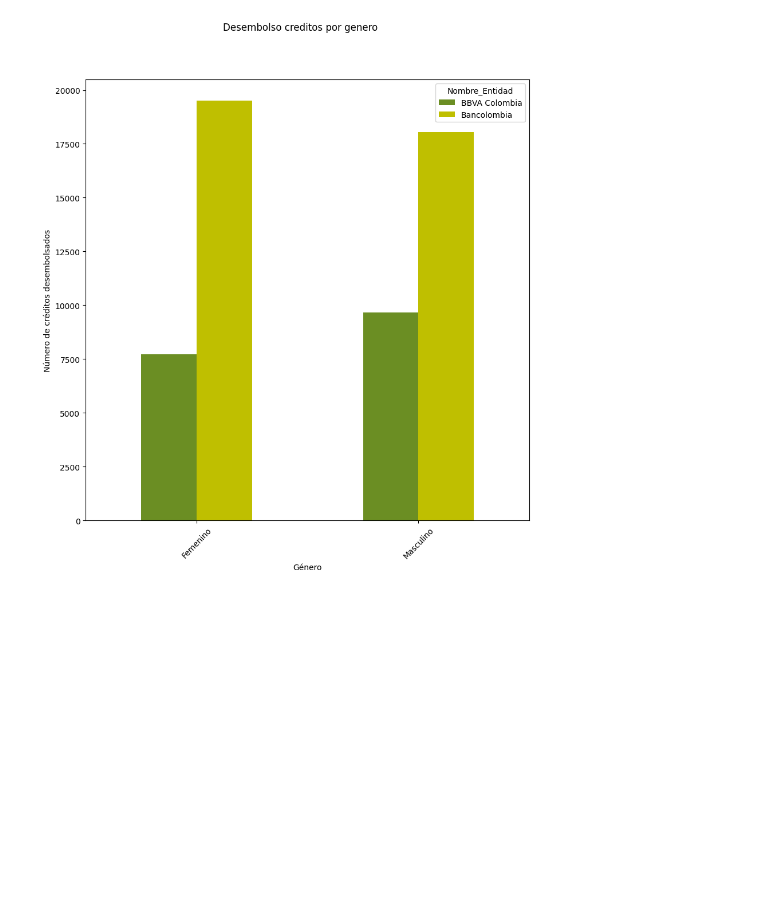
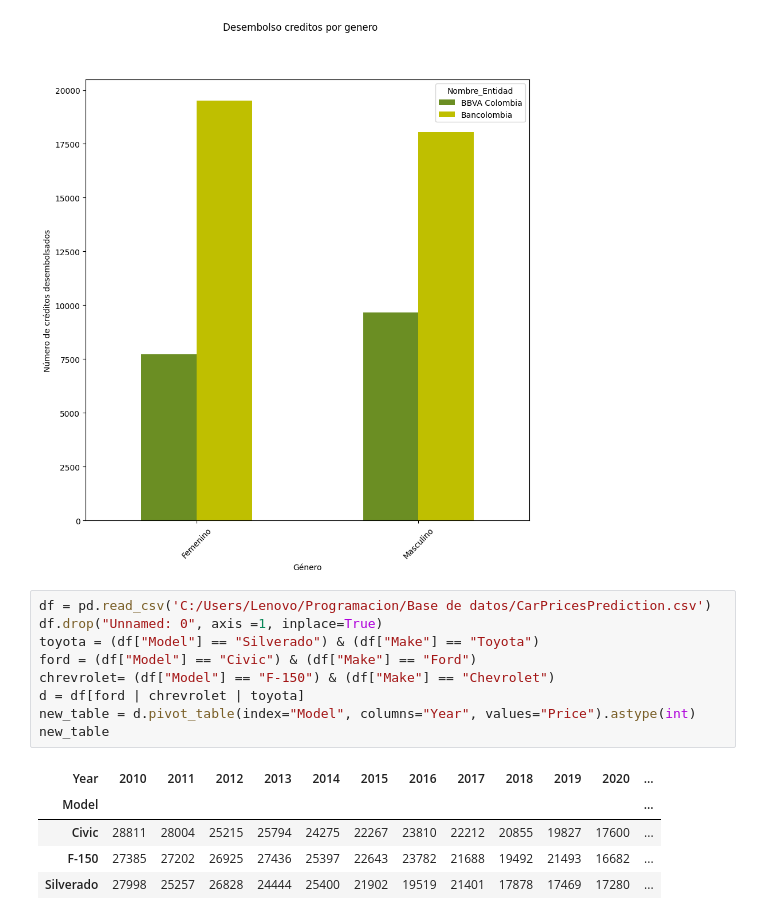
Before and after one commit to Jovalenciaar/Analisis-datos-con-Python, a Jupyter notebook: Datos Matplotlib - Seaborn/6_Bat plot_(Important).ipynb, the cells around one changed output. Cells and saved outputs as stored; diff of their text form; blank space fills up the shorter version.

```diff
--- a/Datos Matplotlib - Seaborn/6_Bat plot.ipynb
+++ b/Datos Matplotlib - Seaborn/6_Bat plot_(Important).ipynb
@@ -65,3 +65,18 @@ plt.suptitle("Desembolso creditos por genero")
 # %% [output]
 Text(0.5, 0.98, 'Desembolso creditos por genero')
 [figure]
+# %%
+df = pd.read_csv('C:/Users/Lenovo/Programacion/Base de datos/CarPricesPrediction.csv')
+df.drop("Unnamed: 0", axis =1, inplace=True)
+toyota = (df["Model"] == "Silverado") & (df["Make"] == "Toyota")
+ford = (df["Model"] == "Civic") & (df["Make"] == "Ford")
+chrevrolet= (df["Model"] == "F-150") & (df["Make"] == "Chevrolet")
+d = df[ford | chrevrolet | toyota]
+new_table = d.pivot_table(index="Model", columns="Year", values="Price").astype(int)
+new_table
+# %% [output]
+| Year | 2010 | 2011 | 2012 | 2013 | 2014 | 2015 | 2016 | 2017 | 2018 | 2019 | 2020 | ... |
+| Model |  |  |  |  |  |  |  |  |  |  |  | ... |
+| Civic | 28811 | 28004 | 25215 | 25794 | 24275 | 22267 | 23810 | 22212 | 20855 | 19827 | 17600 | ... |
+| F-150 | 27385 | 27202 | 26925 | 27436 | 25397 | 22643 | 23782 | 21688 | 19492 | 21493 | 16682 | ... |
+| Silverado | 27998 | 25257 | 26828 | 24444 | 25400 | 21902 | 19519 | 21401 | 17878 | 17469 | 17280 | ... |
```
Also changed, not shown: parts of 2 cells of this notebook, 2 other files.
